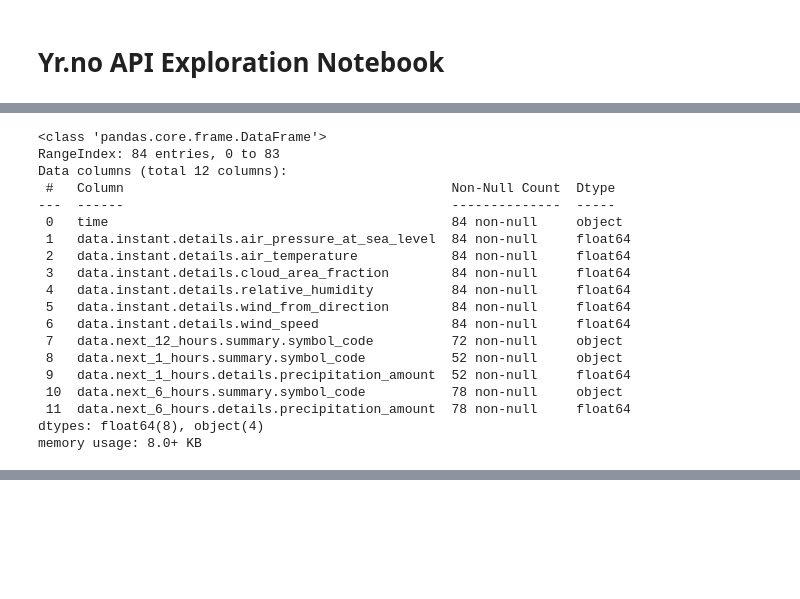
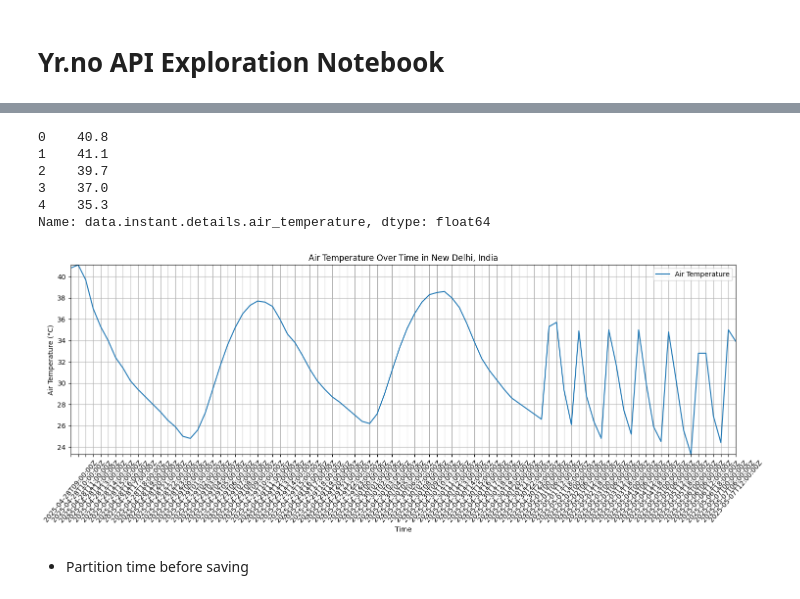
Before and after one commit to datatribe-collective-oy/gdd-app, a Jupyter notebook: notebooks/yrno-api-exploration.ipynb, the cells around one changed output, grey strips where cells are left out. Saved outputs shown, nothing was run; the diff lists cells and outputs as text; code cells hidden in the pictures; blank space fills up the shorter version.

```diff
--- a/notebooks/yrno-api-exploration.ipynb
+++ b/notebooks/yrno-api-exploration.ipynb
@@ -58,23 +32 @@ df_weather.describe()
-# %%
-df_weather.info()
-# %% [output]
-<class 'pandas.core.frame.DataFrame'>
-RangeIndex: 84 entries, 0 to 83
-Data columns (total 12 columns):
- #   Column                                          Non-Null Count  Dtype
----  ------                                          --------------  -----
- 0   time                                            84 non-null     object
- 1   data.instant.details.air_pressure_at_sea_level  84 non-null     float64
- 2   data.instant.details.air_temperature            84 non-null     float64
- 3   data.instant.details.cloud_area_fraction        84 non-null     float64
- 4   data.instant.details.relative_humidity          84 non-null     float64
- 5   data.instant.details.wind_from_direction        84 non-null     float64
- 6   data.instant.details.wind_speed                 84 non-null     float64
- 7   data.next_12_hours.summary.symbol_code          72 non-null     object
- 8   data.next_1_hours.summary.symbol_code           52 non-null     object
- 9   data.next_1_hours.details.precipitation_amount  52 non-null     float64
- 10  data.next_6_hours.summary.symbol_code           78 non-null     object
- 11  data.next_6_hours.details.precipitation_amount  78 non-null     float64
-dtypes: float64(8), object(4)
-memory usage: 8.0+ KB
 # %%
@@ -87,3 +41,12 @@ df_newdelhi.head()
 | 2 | 2025-04-28T11:00:00Z | 1001.0 | 39.7 | 100.0 | 10.0 | ... |
 | 3 | 2025-04-28T12:00:00Z | 1000.9 | 37.0 | 31.2 | 15.6 | ... |
 | 4 | 2025-04-28T13:00:00Z | 1001.7 | 35.3 | 95.3 | 19.9 | ... |
+# %%
+df_newdelhi['data.instant.details.air_temperature'].head()
+# %% [output]
+0    40.8
+1    41.1
+2    39.7
+3    37.0
+4    35.3
+Name: data.instant.details.air_temperature, dtype: float64
@@ -89,0 +56,18 @@ df_newdelhi.head()
+# %%
+# Temperature changes over time
+plt.figure(figsize=(15, 6))
+plt.plot(df_newdelhi['time'], df_newdelhi['data.instant.details.air_temperature'], label='Air Temperature')
+plt.title('Air Temperature Over Time in New Delhi, India')
+plt.xlabel('Time')
+plt.ylabel('Air Temperature (°C)')
+plt.xticks(rotation=50)
+plt.xlim(df_newdelhi['time'].min(), df_newdelhi['time'].max())
+plt.ylim(df_newdelhi['data.instant.details.air_temperature'].min(), df_newdelhi['data.instant.details.air_temperature'].max())
+plt.legend()
+plt.grid()
+plt.tight_layout()
+plt.show()
+# %% [output]
+[figure, added]
+# %% [markdown]
+- Partition time before saving
```
Also changed, not shown: parts of 5 cells of this notebook, 4 other files.
